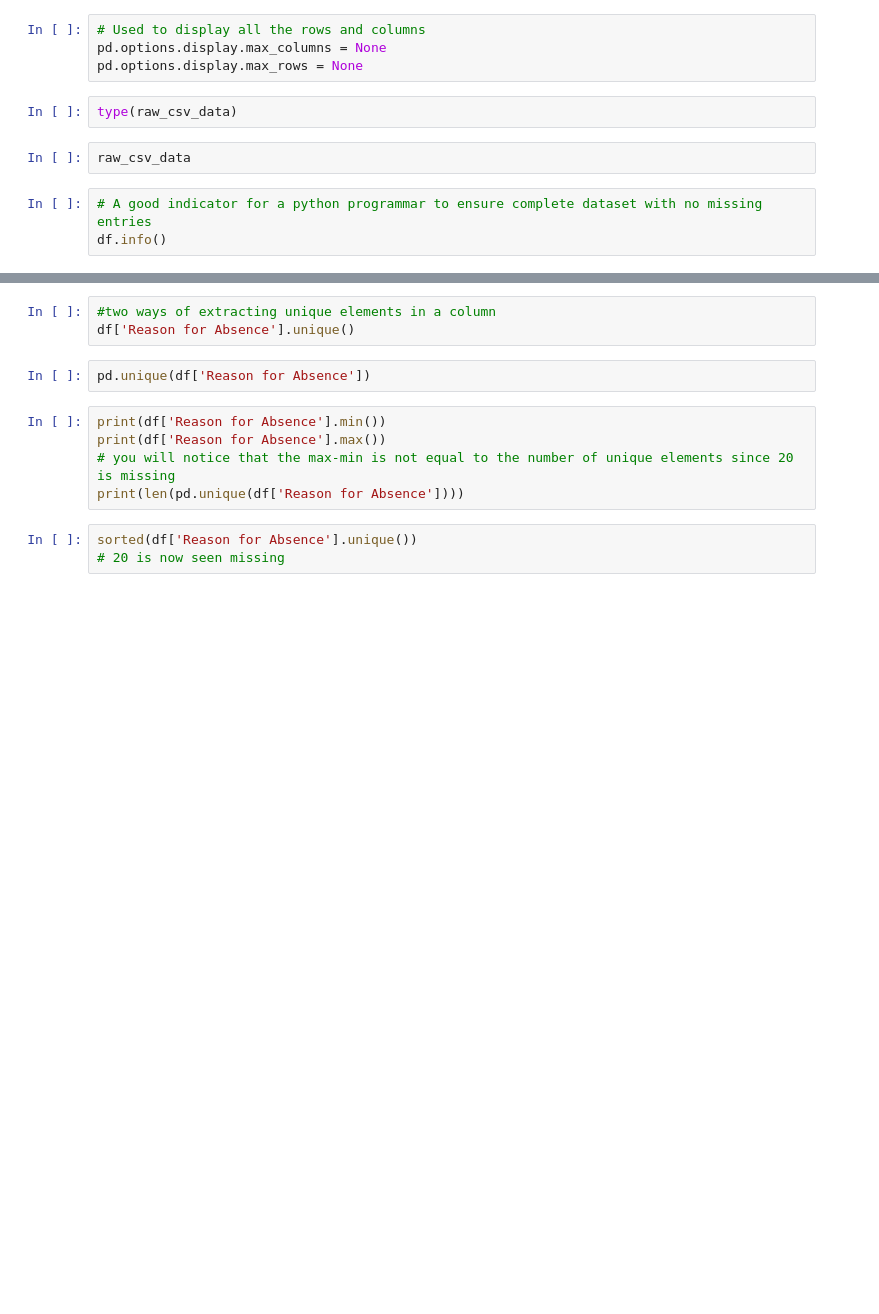
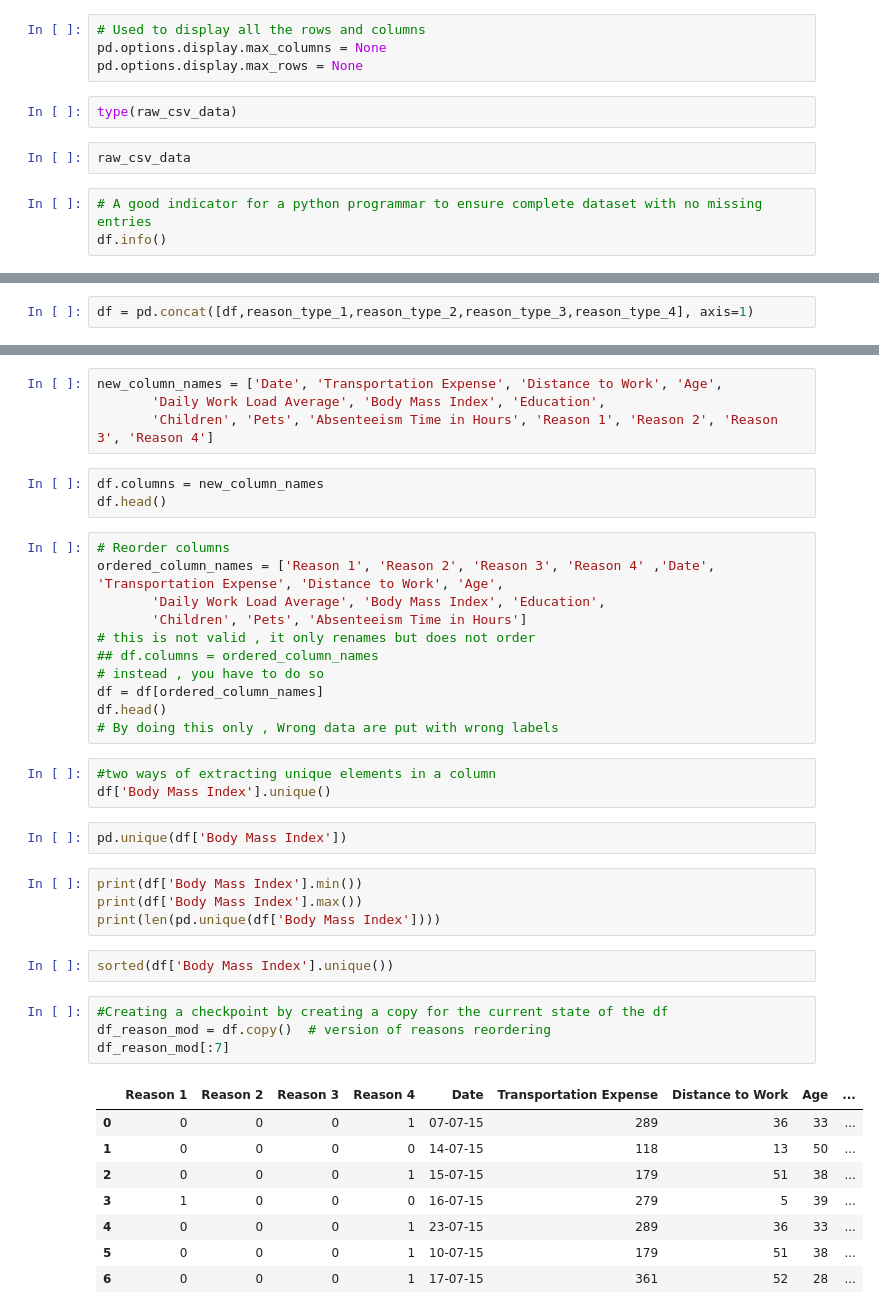
Before and after one commit to Oz174/Data-Science-Repo, a Jupyter notebook: preprocessing/Preprocessing 1 .ipynb, the cells around one changed output, grey strips where cells are left out. Drawn from its saved outputs; the diff is of its cells as text; blank space fills up the shorter version.

```diff
--- a/preprocessing/Preprocessing 1 .ipynb
+++ b/preprocessing/Preprocessing 1 .ipynb
@@ -32 +101,3 @@ df = df.drop(["ID"], axis = 1)
+# %%
+df = pd.concat([df,reason_type_1,reason_type_2,reason_type_3,reason_type_4], axis=1)
 # %%
@@ -34,14 +108,43 @@ df
+# %%
+new_column_names = ['Date', 'Transportation Expense', 'Distance to Work', 'Age',
+       'Daily Work Load Average', 'Body Mass Index', 'Education',
+       'Children', 'Pets', 'Absenteeism Time in Hours', 'Reason 1', 'Reason 2', 'Reason 3', 'Reason 4']
+# %%
+df.columns = new_column_names
+df.head()
+# %%
+# Reorder columns
+ordered_column_names = ['Reason 1', 'Reason 2', 'Reason 3', 'Reason 4' ,'Date', 'Transportation Expense', 'Distance to Work', 'Age',
+       'Daily Work Load Average', 'Body Mass Index', 'Education',
+       'Children', 'Pets', 'Absenteeism Time in Hours']
+# this is not valid , it only renames but does not order
+## df.columns = ordered_column_names
+# instead , you have to do so
+df = df[ordered_column_names]
+df.head()
+# By doing this only , Wrong data are put with wrong labels
 # %%
 #two ways of extracting unique elements in a column
-df['Reason for Absence'].unique()
+df['Body Mass Index'].unique()
 # %%
-pd.unique(df['Reason for Absence'])
+pd.unique(df['Body Mass Index'])
 # %%
-print(df['Reason for Absence'].min())
-print(df['Reason for Absence'].max())
-# you will notice that the max-min is not equal to the number of unique elements since 20 is missing
-print(len(pd.unique(df['Reason for Absence'])))
+print(df['Body Mass Index'].min())
+print(df['Body Mass Index'].max())
+print(len(pd.unique(df['Body Mass Index'])))
 # %%
-sorted(df['Reason for Absence'].unique())
-# 20 is now seen missing
+sorted(df['Body Mass Index'].unique())
+# %%
+#Creating a checkpoint by creating a copy for the current state of the df
+df_reason_mod = df.copy()  # version of reasons reordering
+df_reason_mod[:7]
+# %% [output]
+|  | Reason 1 | Reason 2 | Reason 3 | Reason 4 | Date | Transportation Expense | Distance to Work | Age | ... |
+| 0 | 0 | 0 | 0 | 1 | 07-07-15 | 289 | 36 | 33 | ... |
+| 1 | 0 | 0 | 0 | 0 | 14-07-15 | 118 | 13 | 50 | ... |
+| 2 | 0 | 0 | 0 | 1 | 15-07-15 | 179 | 51 | 38 | ... |
+| 3 | 1 | 0 | 0 | 0 | 16-07-15 | 279 | 5 | 39 | ... |
+| 4 | 0 | 0 | 0 | 1 | 23-07-15 | 289 | 36 | 33 | ... |
+| 5 | 0 | 0 | 0 | 1 | 10-07-15 | 179 | 51 | 38 | ... |
+| 6 | 0 | 0 | 0 | 1 | 17-07-15 | 361 | 52 | 28 | ... |
 # %%
```
Also changed, not shown: parts of 38 cells of this notebook.
